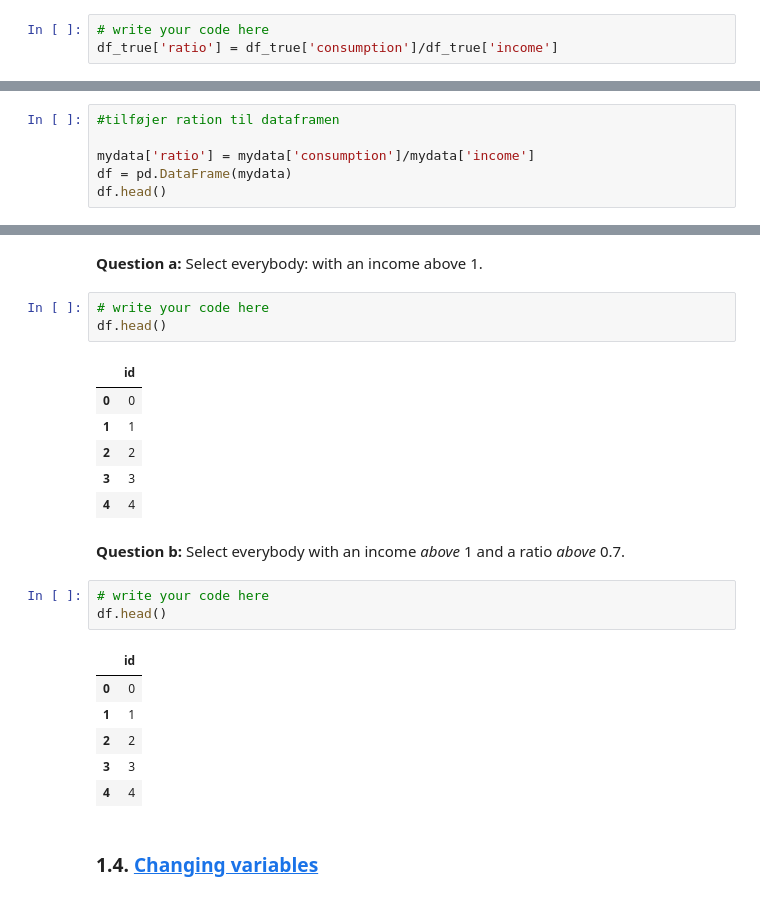
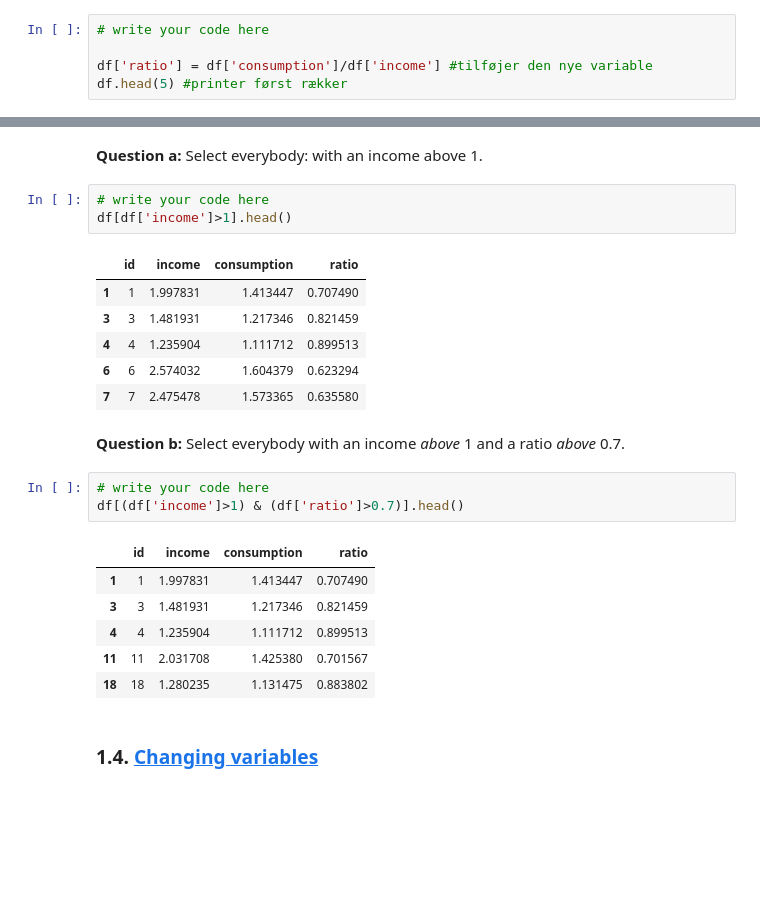
Before and after one commit to fgv916/ProgEconFgv916, a Jupyter notebook: PS2_ftv/Problem_set_2.ipynb, the cells around one changed output, grey strips where cells are left out. Saved outputs shown, nothing was run; the diff lists cells and outputs as text; blank space fills up the shorter version.

Commit message:
først

```diff
--- a/PS2_ftv/Problem_set_2.ipynb
+++ b/PS2_ftv/Problem_set_2.ipynb
@@ -91,7 +89,9 @@ display(df)
 Create a new variable *ratio* which is the ratio of consumption to income.
 # %%
 # write your code here
-df_true['ratio'] = df_true['consumption']/df_true['income']
+
+df['ratio'] = df['consumption']/df['income'] #tilføjer den nye variable
+df.head(5) #printer først rækker
 # %% [output]
 |  | id | income | consumption | ratio |
 | 0 | 0 | 0.727981 | 0.853218 | 1.172033 |
@@ -99,38 +99,32 @@ df_true['ratio'] = df_true['consumption']/df_true['income']
 | 2 | 2 | 0.276823 | 0.526140 | 1.900636 |
 | 3 | 3 | 1.481931 | 1.217346 | 0.821459 |
 | 4 | 4 | 1.235904 | 1.111712 | 0.899513 |
-# %%
-#tilføjer ration til dataframen
-
-mydata['ratio'] = mydata['consumption']/mydata['income']
-df = pd.DataFrame(mydata)
-df.head()
 # %% [markdown]
 ### 1.3. <a id='toc1_3_'></a>[Indexing](#toc0_)
 # %% [markdown]
 **Question a:** Select everybody: with an income above 1.
 # %%
 # write your code here
-df.head()
+df[df['income']>1].head()
 # %% [output]
-|  | id |
-| 0 | 0 |
-| 1 | 1 |
-| 2 | 2 |
-| 3 | 3 |
-| 4 | 4 |
+|  | id | income | consumption | ratio |
+| 1 | 1 | 1.997831 | 1.413447 | 0.707490 |
+| 3 | 3 | 1.481931 | 1.217346 | 0.821459 |
+| 4 | 4 | 1.235904 | 1.111712 | 0.899513 |
+| 6 | 6 | 2.574032 | 1.604379 | 0.623294 |
+| 7 | 7 | 2.475478 | 1.573365 | 0.635580 |
 # %% [markdown]
 **Question b:** Select everybody with an income *above* 1 and a ratio *above* 0.7.
 # %%
 # write your code here
-df.head()
+df[(df['income']>1) & (df['ratio']>0.7)].head()
 # %% [output]
-|  | id |
-| 0 | 0 |
-| 1 | 1 |
-| 2 | 2 |
-| 3 | 3 |
-| 4 | 4 |
+|  | id | income | consumption | ratio |
+| 1 | 1 | 1.997831 | 1.413447 | 0.707490 |
+| 3 | 3 | 1.481931 | 1.217346 | 0.821459 |
+| 4 | 4 | 1.235904 | 1.111712 | 0.899513 |
+| 11 | 11 | 2.031708 | 1.425380 | 0.701567 |
+| 18 | 18 | 1.280235 | 1.131475 | 0.883802 |
 # %% [markdown]
 ### 1.4. <a id='toc1_4_'></a>[Changing variables](#toc0_)
 # %% [markdown]
```
Also changed, not shown: parts of 26 cells of this notebook, 1 other file.
